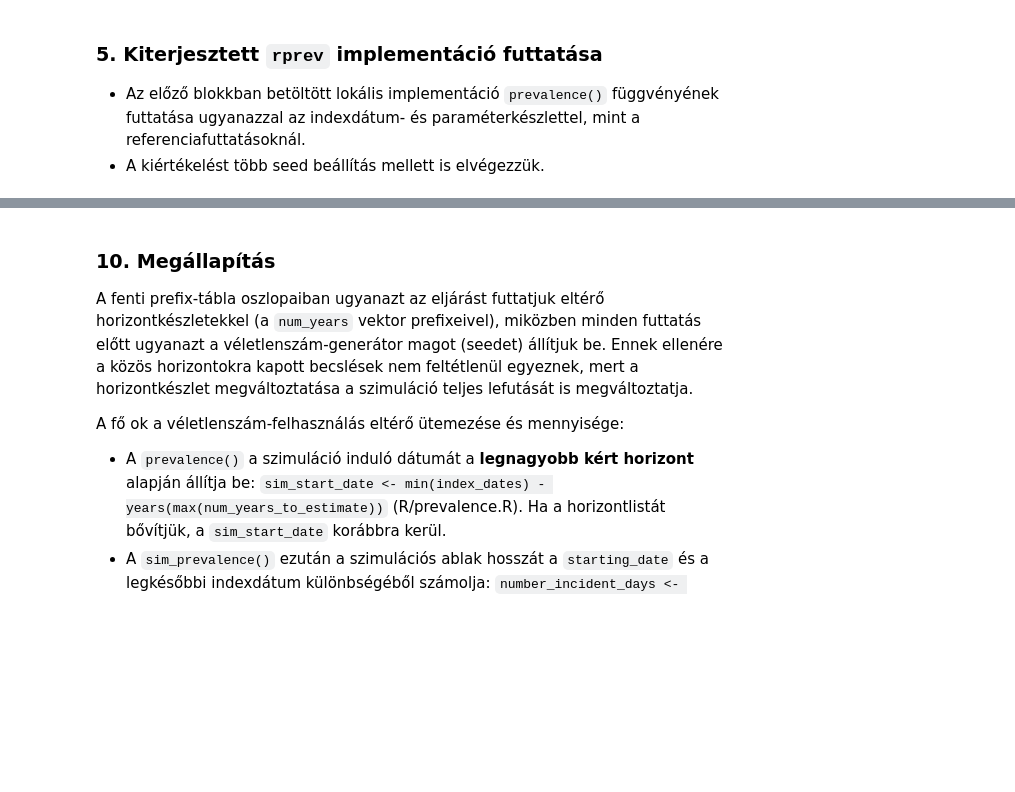
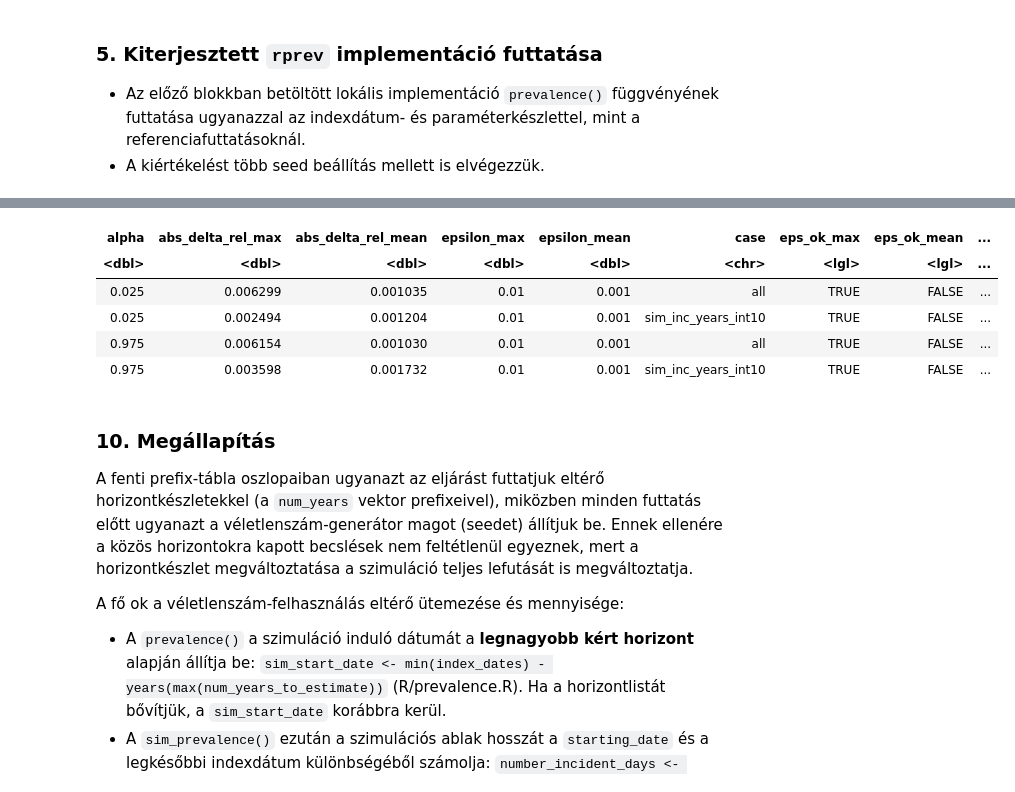
Before and after one commit to lrado1/rprev-ext, a Jupyter notebook: notebooks/ref-ext-consistency.ipynb, the cells around one changed output, grey strips where cells are left out. Saved outputs shown, nothing was run; the diff lists cells and outputs as text; code cells hidden in the pictures; blank space fills up the shorter version.

```diff
--- a/notebooks/ref-ext-consistency.ipynb
+++ b/notebooks/ref-ext-consistency.ipynb
@@ -406,0 +616,77 @@ A data.table: 21 × 8
+# %%
+# Összesítés: relatív eltérések (pontbecslés és intervallumhatárok)
+epsilon_max <- 1e-2
+epsilon_mean <- 1e-3
+
+stopifnot(exists("compare_all"), exists("compare_ci_all"))
+
+# 1) Pontbecslések: |delta_P|
+cmp_est <- data.table::as.data.table(compare_all)
+cmp_est[, delta_rel := ifelse(ref == 0, NA_real_, (ext - ref) / ref)]
+cmp_est[, abs_delta_rel := abs(delta_rel)]
+
+aggregate_abs_delta <- function(dt, case_label, by_cols = NULL) {
+  if (is.null(by_cols) || length(by_cols) == 0) {
+    out <- dt[, .(
+      abs_delta_rel_max = max(abs_delta_rel, na.rm = TRUE),
+      abs_delta_rel_mean = mean(abs_delta_rel, na.rm = TRUE),
+      epsilon_max = epsilon_max,
+      epsilon_mean = epsilon_mean
+    )]
+  } else {
+    out <- dt[, .(
+      abs_delta_rel_max = max(abs_delta_rel, na.rm = TRUE),
+      abs_delta_rel_mean = mean(abs_delta_rel, na.rm = TRUE),
+      epsilon_max = epsilon_max,
+      epsilon_mean = epsilon_mean
+    ), by = by_cols]
+  }
+  out[, case := case_label]
+  out
+}
+
+summary_est <- data.table::rbindlist(list(
+  aggregate_abs_delta(cmp_est, case_label = "all"),
+  aggregate_abs_delta(cmp_est[as.integer(sim_inc_years) == 10], case_label = "sim_inc_years_int10")
+), use.names = TRUE, fill = TRUE)
+summary_est <- summary_est[order(case)]
+summary_est[, `:=`(
+  eps_ok_max = abs_delta_rel_max <= epsilon_max,
+  eps_ok_mean = abs_delta_rel_mean <= epsilon_mean,
+  eps_ok = (abs_delta_rel_max <= epsilon_max) & (abs_delta_rel_mean <= epsilon_mean)
+)]
+
+summary_est[, `:=`(
+  abs_delta_rel_max = round(abs_delta_rel_max, 6),
+  abs_delta_rel_mean = round(abs_delta_rel_mean, 6)
+)]
+
+# 2) Intervallumhatárok: |delta_q,alpha| (alpha = 0.025, 0.975)
+cmp_ci <- data.table::as.data.table(compare_ci_all)
+cmp_ci[, delta_rel_lower := ifelse(ref_lower == 0, NA_real_, (ext_lower - ref_lower) / ref_lower)]
+cmp_ci[, delta_rel_upper := ifelse(ref_upper == 0, NA_real_, (ext_upper - ref_upper) / ref_upper)]
+
+ci_long <- data.table::rbindlist(list(
+  cmp_ci[, .(alpha = 0.025, abs_delta_rel = abs(delta_rel_lower), sim_inc_years = as.integer(sim_inc_years))],
+  cmp_ci[, .(alpha = 0.975, abs_delta_rel = abs(delta_rel_upper), sim_inc_years = as.integer(sim_inc_years))]
+), use.names = TRUE, fill = TRUE)
+
+summary_ci <- data.table::rbindlist(list(
+  aggregate_abs_delta(ci_long, case_label = "all", by_cols = "alpha"),
+  aggregate_abs_delta(ci_long[as.integer(sim_inc_years) == 10], case_label = "sim_inc_years_int10", by_cols = "alpha")
+), use.names = TRUE, fill = TRUE)
+summary_ci <- summary_ci[order(alpha, case)]
+summary_ci[, `:=`(
+  eps_ok_max = abs_delta_rel_max <= epsilon_max,
+  eps_ok_mean = abs_delta_rel_mean <= epsilon_mean,
+  eps_ok = (abs_delta_rel_max <= epsilon_max) & (abs_delta_rel_mean <= epsilon_mean)
+)]
+
+summary_ci[, `:=`(
+  abs_delta_rel_max = round(abs_delta_rel_max, 6),
+  abs_delta_rel_mean = round(abs_delta_rel_mean, 6)
+)]
+
+summary_est
+summary_ci
+# %% [output]
@@ -407,3 +699,9 @@ A data.table: 21 × 8
+| alpha | abs_delta_rel_max | abs_delta_rel_mean | epsilon_max | epsilon_mean | case | eps_ok_max | eps_ok_mean | ... |
+| <dbl> | <dbl> | <dbl> | <dbl> | <dbl> | <chr> | <lgl> | <lgl> | ... |
+| 0.025 | 0.006299 | 0.001035 | 0.01 | 0.001 | all | TRUE | FALSE | ... |
+| 0.025 | 0.002494 | 0.001204 | 0.01 | 0.001 | sim_inc_years_int10 | TRUE | FALSE | ... |
+| 0.975 | 0.006154 | 0.001030 | 0.01 | 0.001 | all | TRUE | FALSE | ... |
+| 0.975 | 0.003598 | 0.001732 | 0.01 | 0.001 | sim_inc_years_int10 | TRUE | FALSE | ... |
 # %% [markdown]
 ### 10. Megállapítás
 
```
Also changed, not shown: parts of 15 cells of this notebook.
